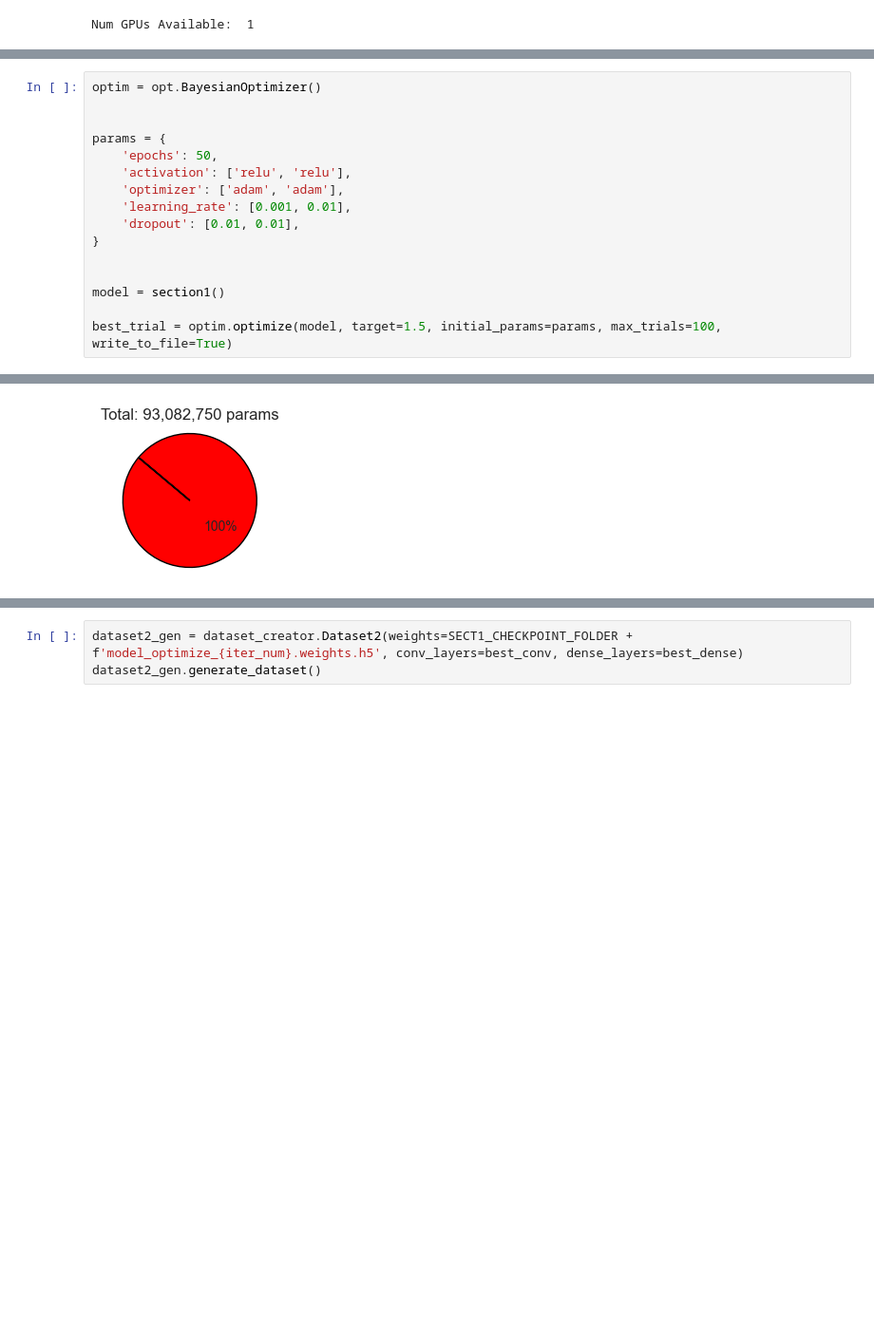
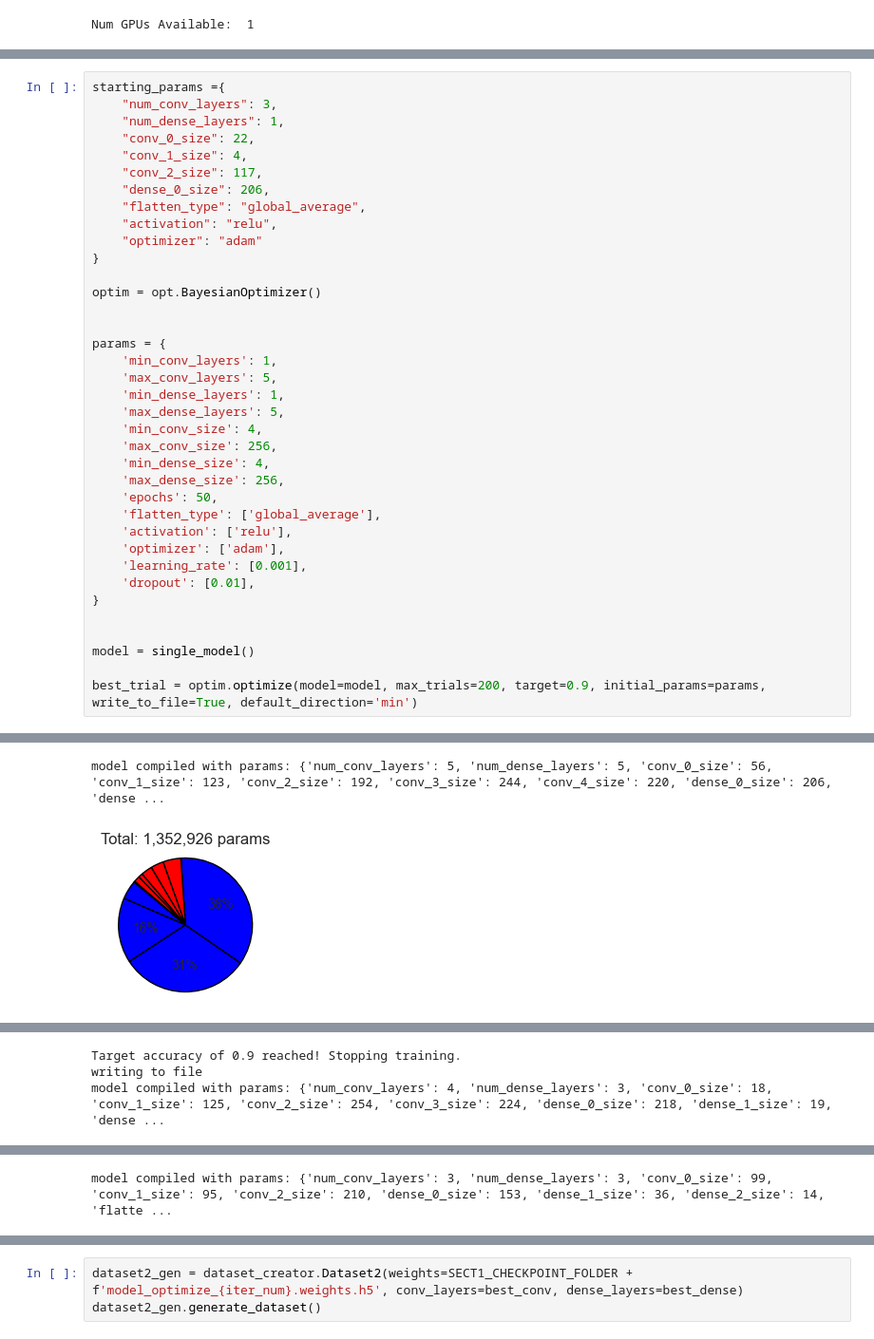
Before and after one commit to alessio-maffioletti/matura, a Jupyter notebook: main_script.ipynb, the cells around one changed output, grey strips where cells are left out. Shown at 95% size. Cells and saved outputs as stored; diff of their text form; blank space fills up the shorter version.

```diff
--- a/main_script.ipynb
+++ b/main_script.ipynb
@@ -11,17 +15,38 @@ dataset1_generator.generate_dataset(train_size=30000, test_size=10000, whole_dat
 # %%
+starting_params ={
+    "num_conv_layers": 3,
+    "num_dense_layers": 1,
+    "conv_0_size": 22,
+    "conv_1_size": 4,
+    "conv_2_size": 117,
+    "dense_0_size": 206,
+    "flatten_type": "global_average",
+    "activation": "relu",
+    "optimizer": "adam"
+}
+
 optim = opt.BayesianOptimizer()
 
 
 params = {
+    'min_conv_layers': 1,
+    'max_conv_layers': 5,
+    'min_dense_layers': 1,
+    'max_dense_layers': 5,
+    'min_conv_size': 4,
+    'max_conv_size': 256,
+    'min_dense_size': 4,
+    'max_dense_size': 256,
     'epochs': 50,
-    'activation': ['relu', 'relu'],
-    'optimizer': ['adam', 'adam'],
-    'learning_rate': [0.001, 0.01],
-    'dropout': [0.01, 0.01],
+    'flatten_type': ['global_average'],
+    'activation': ['relu'],
+    'optimizer': ['adam'],
+    'learning_rate': [0.001],
+    'dropout': [0.01],
 }
 
 
-model = section1()
+model = single_model()
 
-best_trial = optim.optimize(model, target=1.5, initial_params=params, max_trials=100, write_to_file=True)
+best_trial = optim.optimize(model=model, max_trials=200, target=0.9, initial_params=params, write_to_file=True, default_direction='min')
 # %% [output]
@@ -29 +54,2 @@ best_trial = optim.optimize(model, target=1.5, initial_params=params, max_trials
+model compiled with params: {'num_conv_layers': 5, 'num_dense_layers': 5, 'conv_0_size': 56, 'conv_1_size': 123, 'conv_2_size': 192, 'conv_3_size': 244, 'conv_4_size': 220, 'dense_0_size': 206, 'dense ...
-[figure, old version]
+[figure, new version]
@@ -30,0 +57,3 @@ Epoch 2/50 - loss: 28.3097 - mean_absolute_error: 3.4648 - val_loss: 13.9522 - v
+Target accuracy of 0.9 reached! Stopping training.
+writing to file
+model compiled with params: {'num_conv_layers': 4, 'num_dense_layers': 3, 'conv_0_size': 18, 'conv_1_size': 125, 'conv_2_size': 254, 'conv_3_size': 224, 'dense_0_size': 218, 'dense_1_size': 19, 'dense ...
@@ -30,0 +66 @@ Epoch 2/50 - loss: 28.3097 - mean_absolute_error: 3.4648 - val_loss: 13.9522 - v
+model compiled with params: {'num_conv_layers': 3, 'num_dense_layers': 3, 'conv_0_size': 99, 'conv_1_size': 95, 'conv_2_size': 210, 'dense_0_size': 153, 'dense_1_size': 36, 'dense_2_size': 14, 'flatte ...
```
Also changed, not shown: parts of 5 cells of this notebook, 6 other files.
